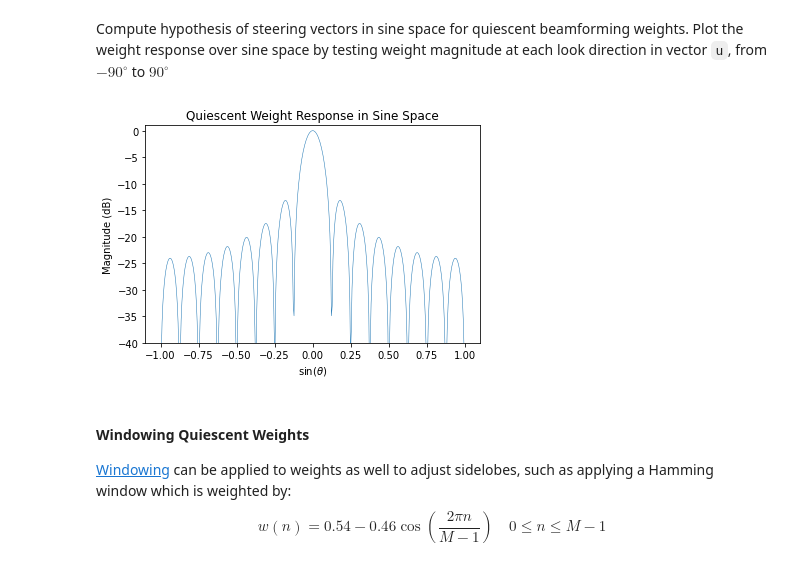
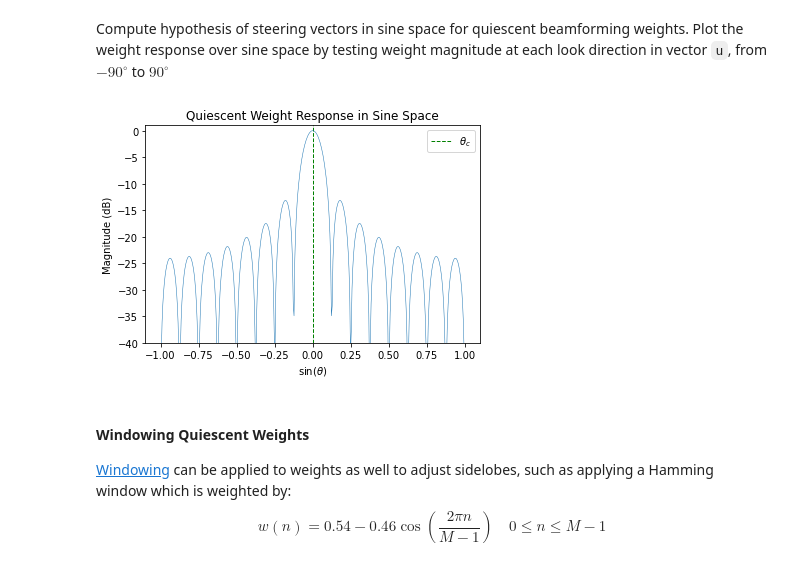
Before and after one commit to JohnnyGOX17/jhu-masters-thesis, a Jupyter notebook: src/notebooks/ML_ABF_beamformer_ULA.ipynb, the cells around one changed output. Cells and saved outputs as stored; diff of their text form; code cells hidden in the pictures.

```diff
--- a/src/notebooks/ML_ABF_beamformer_ULA.ipynb
+++ b/src/notebooks/ML_ABF_beamformer_ULA.ipynb
@@ -41,7 +48,7 @@ antPos = np.linspace(0,N-1,N)*wavelength*spacing
 Create spatial response vector at each ULA element that follows
 $$ e^{\frac{j2\pi}{\lambda} \sin{\theta} } $$
 # %%
-cmplx_pos = (1j*2*scipy.constants.pi/wavelength)*antPos
+cmplx_pos = (1j*2*np.pi/wavelength)*antPos
 d = np.exp(cmplx_pos*np.sin(np.deg2rad(theta)))
 # %% [markdown]
 Compute hypothesis of steering vectors in sine space for quiescent beamforming weights. Plot the weight response over sine space by testing weight magnitude at each look direction in vector `u`, from $-90^{\circ}$ to $90^{\circ}$
@@ -57,14 +64,16 @@ wq = wq / mag.sum(axis=0) # sum over columns (each channel, per hypothesis)
 # %%
 yq = np.inner(wq.conj().T, d)
 fig, ax = plt.subplots()
 ax.plot(u, 20*np.log10(np.abs(yq)), linewidth=0.5)
 ax.set(xlabel=r'$\sin(\theta)$',
        ylabel='Magnitude (dB)',
        title='Quiescent Weight Response in Sine Space')
 ax.set_ylim([-40, 1]) # set sensible magnitude limits since edges near 0 gain
+ax.vlines(np.sin(np.deg2rad(theta)), -40, 1, colors='green', linestyles='dashed', label=r'$\theta_{c}$', linewidth=1)
+ax.legend()
 plt.show()
 # %% [output]
-[figure, old version]
+[figure, new version]
 # %% [markdown]
 #### Windowing Quiescent Weights
 
```
Also changed, not shown: parts of 8 cells of this notebook, 1 other file.
